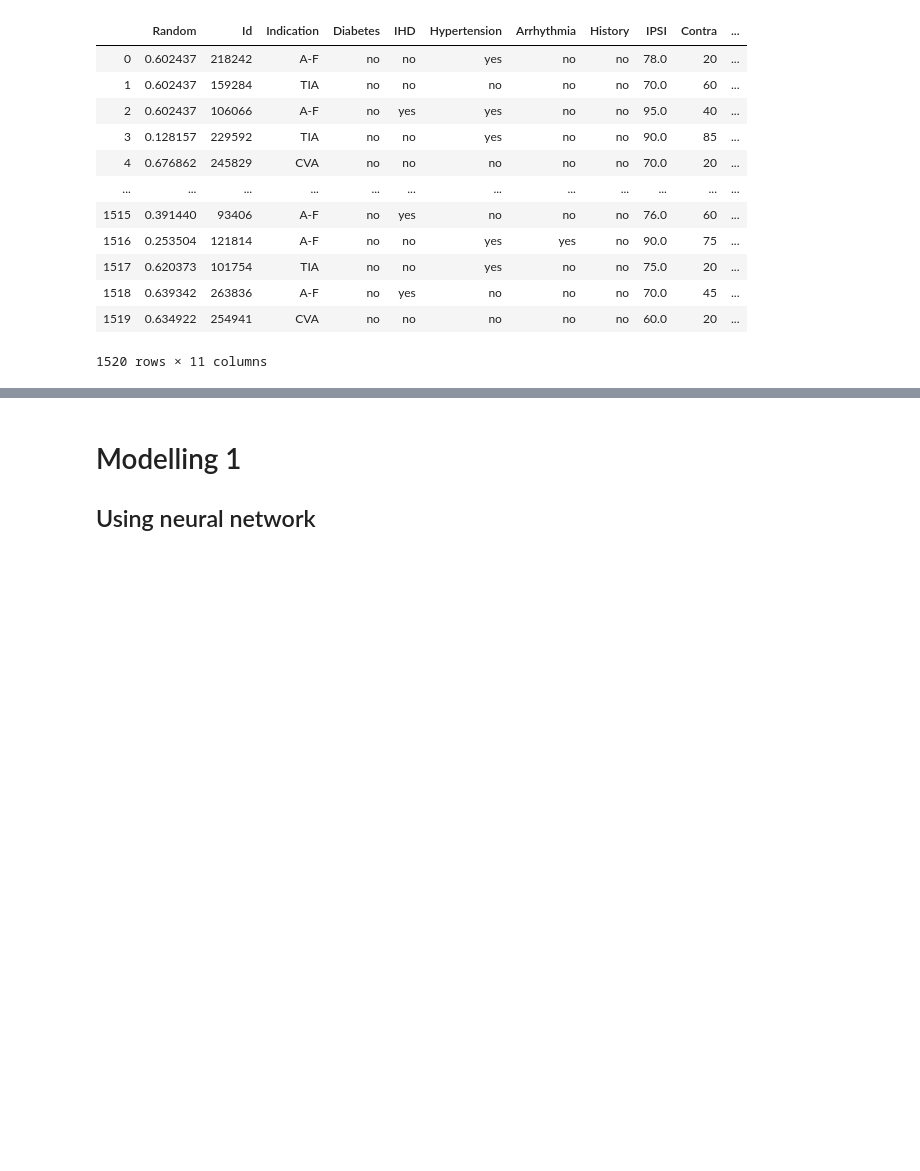
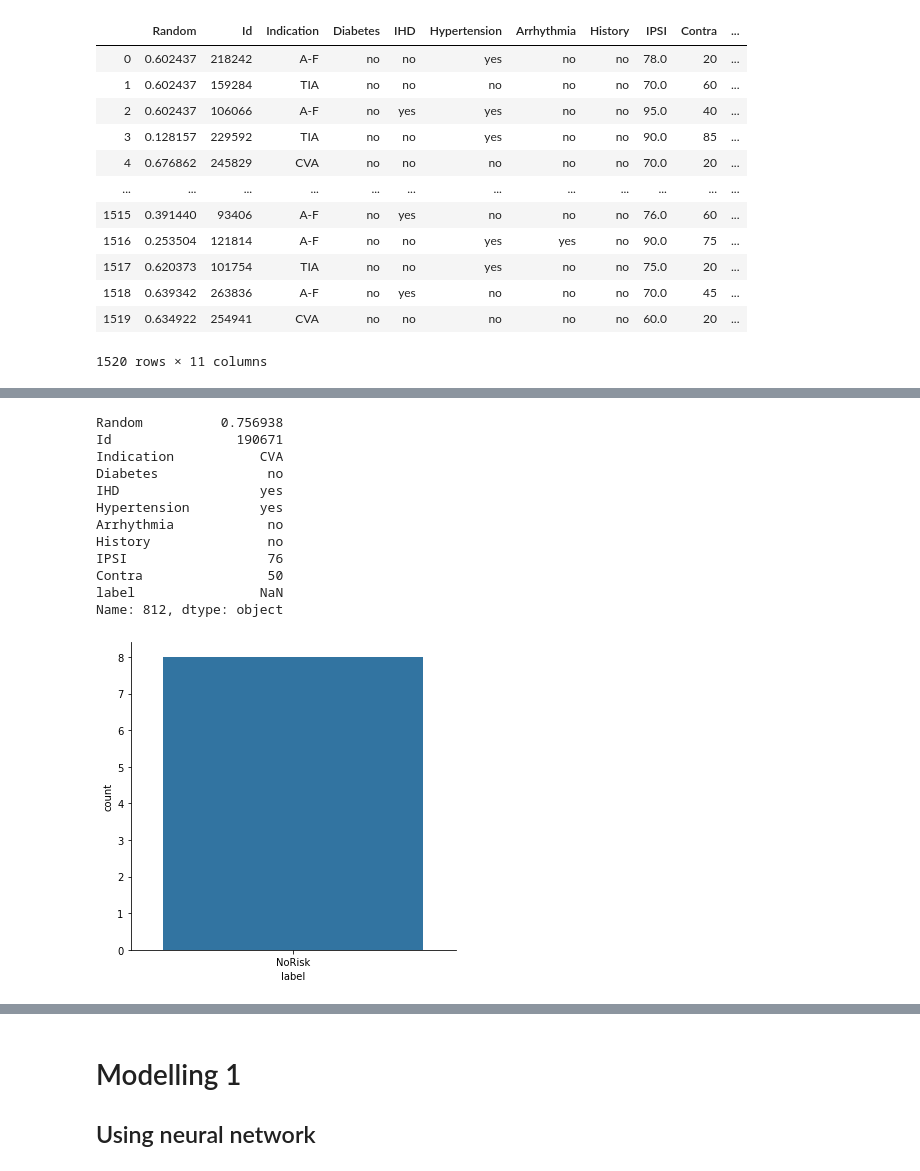
Before and after one commit to Kikumu/Datamining, a Jupyter notebook: ACW-part-2.ipynb, the cells around one changed output, grey strips where cells are left out. Cells and saved outputs as stored; diff of their text form; code cells hidden in the pictures; blank space fills up the shorter version.

```diff
--- a/ACW-part-2.ipynb
+++ b/ACW-part-2.ipynb
@@ -1218,0 +1306,22 @@ df_copy2
+# %%
+print(df_copy2.loc[812,:])
+df_copy1 = df.copy() ##first line included  to 'reset' the dataframe
+df_copy1.query('Indication =="CVA" and Diabetes =="no" and IHD == "yes" and Hypertension == "yes" and Arrhythmia == "no" and History == "no" and IPSI ==76', inplace = True)
+copy1 = df_copy1
+sns.catplot('label', data = df_copy1, kind='count' )
+df_copy1 = df.copy()
+##No risk is frequent
+# %% [output]
+Random          0.756938
+Id                190671
+Indication           CVA
+Diabetes              no
+IHD                  yes
+Hypertension         yes
+Arrhythmia            no
+History               no
+IPSI                  76
+Contra                50
+label                NaN
+Name: 812, dtype: object
+[figure, added]
```
Also changed, not shown: parts of 43 cells of this notebook.
